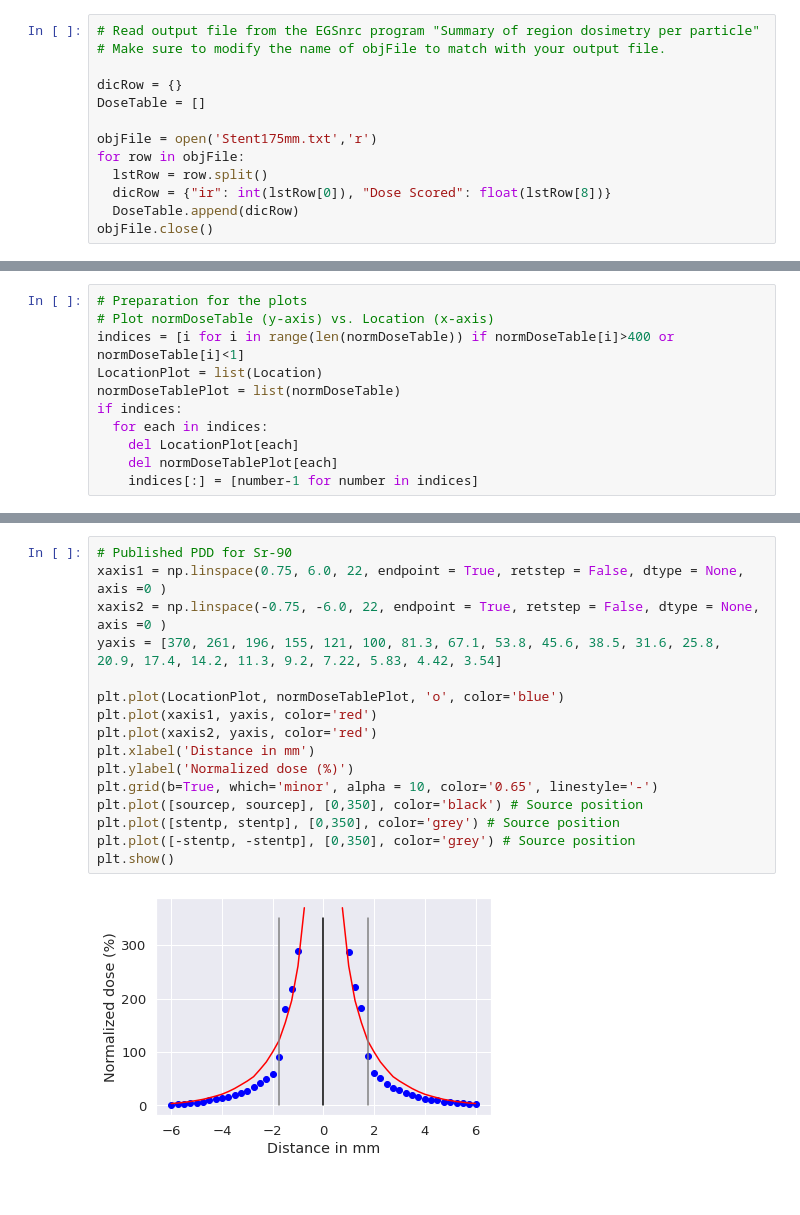
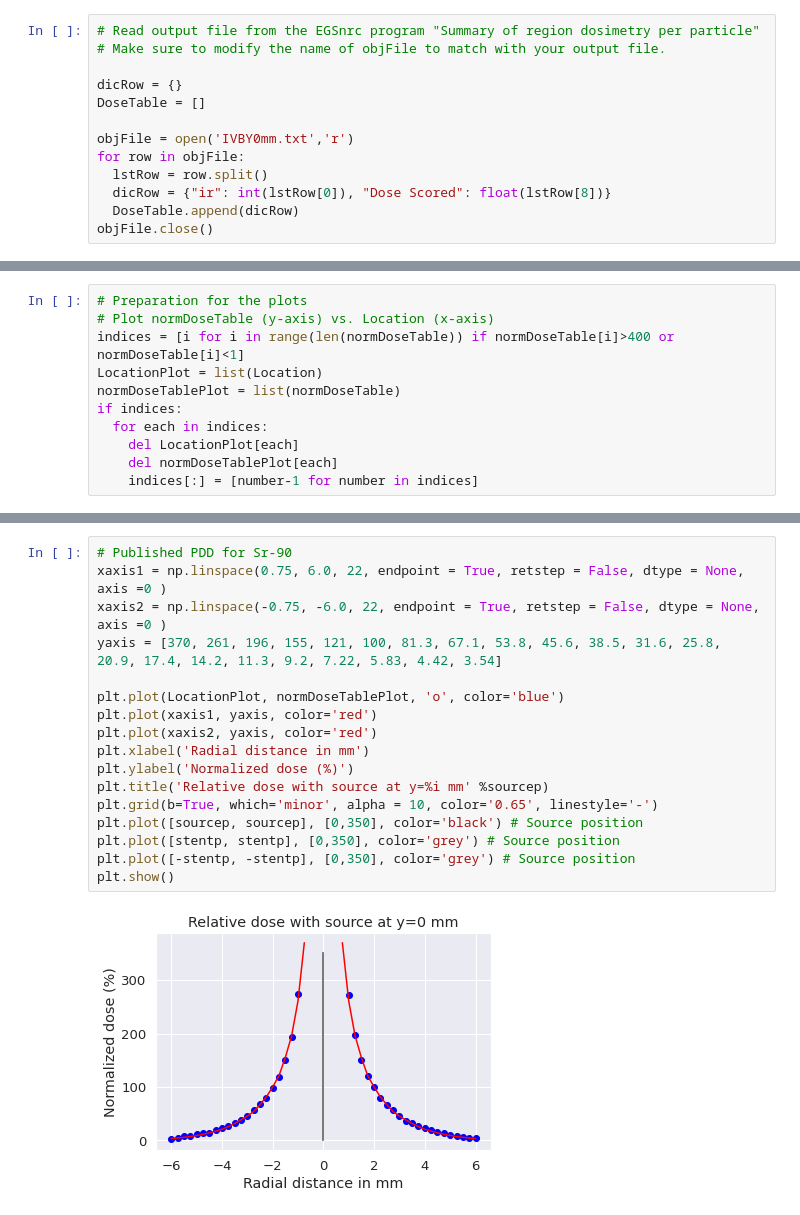
Before and after one commit to lynch829/IntravascularBrachytherapy, a Jupyter notebook: VisualizeDoseXY.ipynb, the cells around one changed output, grey strips where cells are left out. Drawn from its saved outputs; the diff is of its cells as text.

```diff
--- a/VisualizeDoseXY.ipynb
+++ b/VisualizeDoseXY.ipynb
@@ -32,7 +32,7 @@ Saving Stent175mm.txt to Stent175mm (1).txt
 dicRow = {}
 DoseTable = []
 
-objFile = open('Stent175mm.txt','r')
+objFile = open('IVBY0mm.txt','r')
 for row in objFile:
   lstRow = row.split()
   dicRow = {"ir": int(lstRow[0]), "Dose Scored": float(lstRow[8])}
@@ -75,18 +79,19 @@ stentp = float(input('Enter the stent location: '))
 # %%
 # Published PDD for Sr-90
 xaxis1 = np.linspace(0.75, 6.0, 22, endpoint = True, retstep = False, dtype = None, axis =0 )
 xaxis2 = np.linspace(-0.75, -6.0, 22, endpoint = True, retstep = False, dtype = None, axis =0 )
 yaxis = [370, 261, 196, 155, 121, 100, 81.3, 67.1, 53.8, 45.6, 38.5, 31.6, 25.8, 20.9, 17.4, 14.2, 11.3, 9.2, 7.22, 5.83, 4.42, 3.54]
 
 plt.plot(LocationPlot, normDoseTablePlot, 'o', color='blue')
 plt.plot(xaxis1, yaxis, color='red')
 plt.plot(xaxis2, yaxis, color='red')
-plt.xlabel('Distance in mm')
+plt.xlabel('Radial distance in mm')
 plt.ylabel('Normalized dose (%)')
+plt.title('Relative dose with source at y=%i mm' %sourcep)
 plt.grid(b=True, which='minor', alpha = 10, color='0.65', linestyle='-')
 plt.plot([sourcep, sourcep], [0,350], color='black') # Source position
 plt.plot([stentp, stentp], [0,350], color='grey') # Source position
 plt.plot([-stentp, -stentp], [0,350], color='grey') # Source position
 plt.show()
 # %% [output]
-[figure, old version]
+[figure, new version]
```
Also changed, not shown: parts of 3 cells of this notebook.
